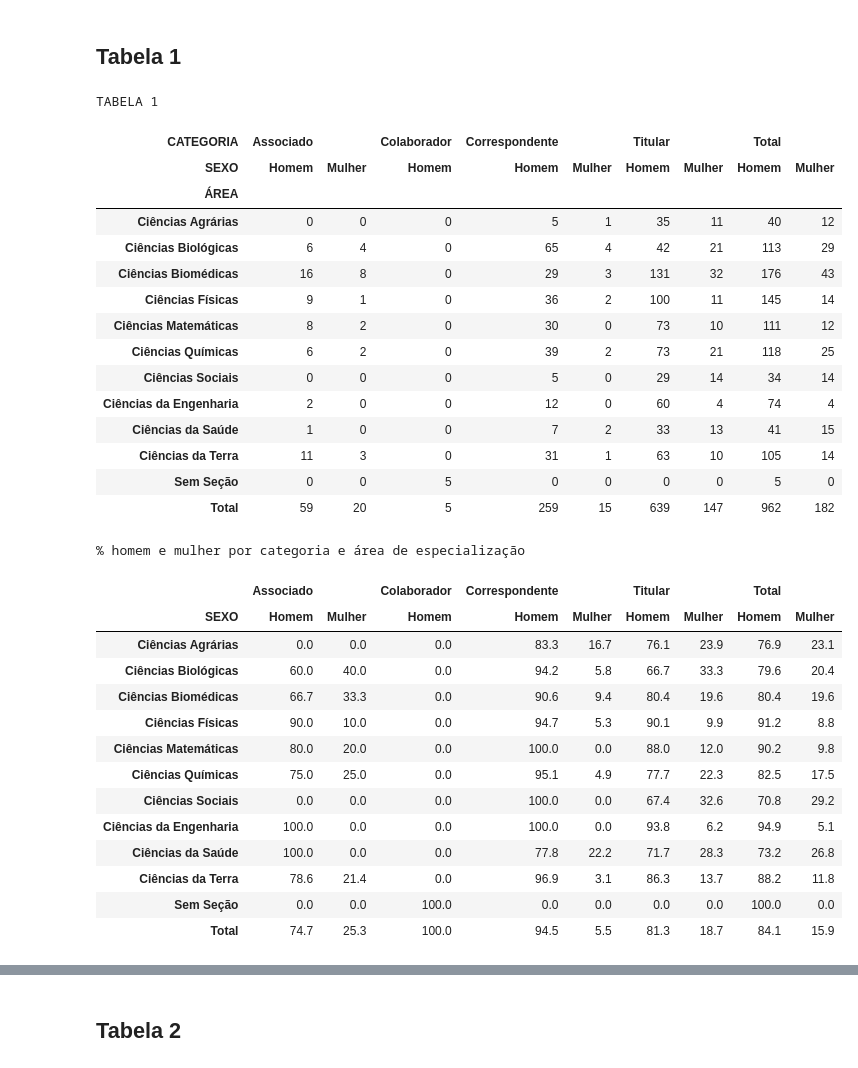
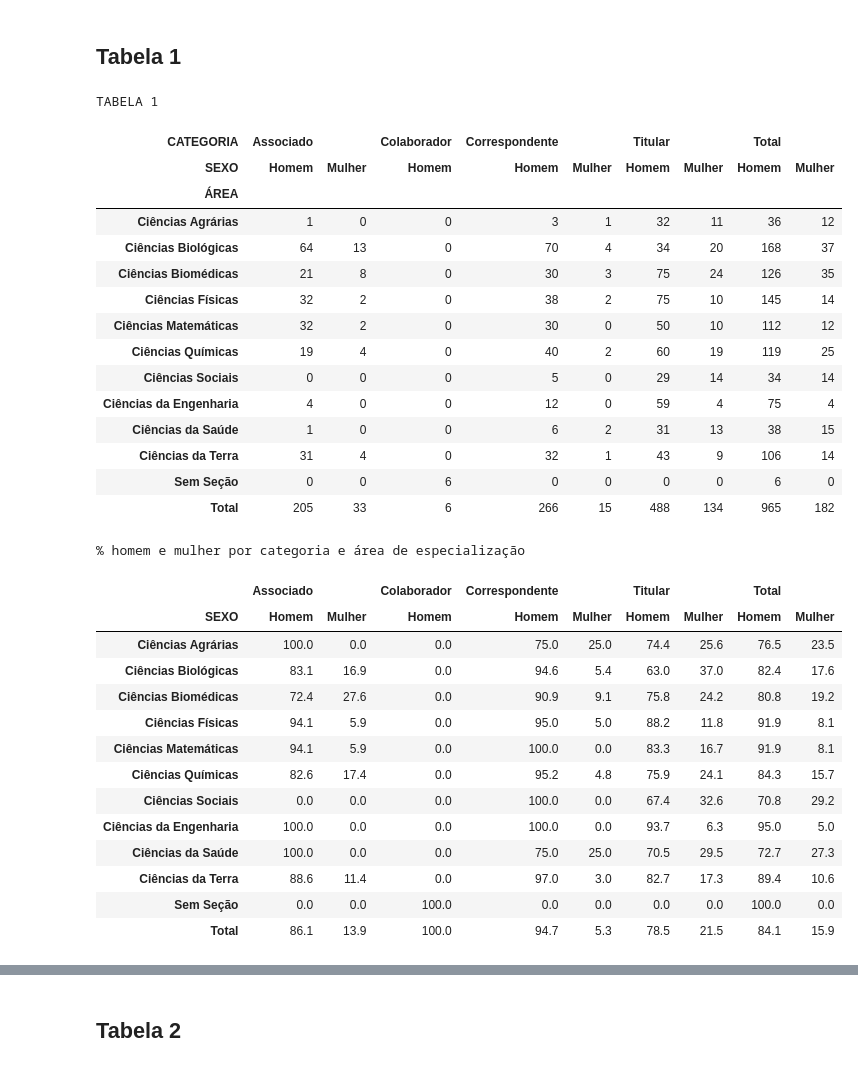
Before and after one commit to brunoramosdev/JavaScript, a Jupyter notebook: abc.ipynb, the cells around one changed output, grey strips where cells are left out. Drawn from its saved outputs; the diff is of its cells as text; code cells hidden in the pictures.

```diff
--- a/abc.ipynb
+++ b/abc.ipynb
@@ -5,4 +5,4 @@
 # %%
 import pandas as pd
 import numpy as np
-df_ = pd.read_csv('/content/Relação de Membros ABC 2025 Final.csv', sep=';')
+df_ = pd.read_csv('/content/Relação de Membros ABC 2025 V2.csv', sep=';')
@@ -10,5 +26,11 @@ df_ = pd.read_csv('/content/Relação de Membros ABC 2025 Final.csv', sep=';')
 df_ = df_.rename(columns={
     "SEXO (1-MASC ; 0-FEM)": "SEXO"
 })
+# %%
+df_ = df_.rename(columns={
+    "FALECIDO (1-SIM; 0-NÃO)": "FALECIDO"
+})
+# %%
+df_["FALECIDO"] = df_["FALECIDO"].map({1: "Sim", 0: "Não"})
 # %%
 df_["SEXO"] = df_["SEXO"].map({1: "Homem", 0: "Mulher"})
@@ -40,0 +85,2 @@ df_.loc[:, 'IDADE_INGRESSO'] = ((df_['DATA DE POSSE'] - df_['DATA DE NASCIMENTO'
+# %%
+df_sem_duplicados = df_.drop_duplicates(subset=['NOME'])
@@ -41,7 +103,7 @@ df_.loc[:, 'IDADE_INGRESSO'] = ((df_['DATA DE POSSE'] - df_['DATA DE NASCIMENTO'
 # %% [markdown]
 ## Tabela 1
 # %%
-pivot_df = df_.pivot_table(index='ÁREA',
+pivot_df = df_sem_duplicados.pivot_table(index='ÁREA',
                           columns=['CATEGORIA', 'SEXO'],
                           aggfunc='size',
                           fill_value=0)
@@ -61,61 +123,61 @@ TABELA 1
 | CATEGORIA | Associado |  | Colaborador | Correspondente |  | Titular |  | Total |  |
 | SEXO | Homem | Mulher | Homem | Homem | Mulher | Homem | Mulher | Homem | Mulher |
 | ÁREA |  |  |  |  |  |  |  |  |  |
-| Ciências Agrárias | 0 | 0 | 0 | 5 | 1 | 35 | 11 | 40 | 12 |
-| Ciências Biológicas | 6 | 4 | 0 | 65 | 4 | 42 | 21 | 113 | 29 |
-| Ciências Biomédicas | 16 | 8 | 0 | 29 | 3 | 131 | 32 | 176 | 43 |
-| Ciências Físicas | 9 | 1 | 0 | 36 | 2 | 100 | 11 | 145 | 14 |
-| Ciências Matemáticas | 8 | 2 | 0 | 30 | 0 | 73 | 10 | 111 | 12 |
-| Ciências Químicas | 6 | 2 | 0 | 39 | 2 | 73 | 21 | 118 | 25 |
+| Ciências Agrárias | 1 | 0 | 0 | 3 | 1 | 32 | 11 | 36 | 12 |
+| Ciências Biológicas | 64 | 13 | 0 | 70 | 4 | 34 | 20 | 168 | 37 |
+| Ciências Biomédicas | 21 | 8 | 0 | 30 | 3 | 75 | 24 | 126 | 35 |
+| Ciências Físicas | 32 | 2 | 0 | 38 | 2 | 75 | 10 | 145 | 14 |
+| Ciências Matemáticas | 32 | 2 | 0 | 30 | 0 | 50 | 10 | 112 | 12 |
+| Ciências Químicas | 19 | 4 | 0 | 40 | 2 | 60 | 19 | 119 | 25 |
 | Ciências Sociais | 0 | 0 | 0 | 5 | 0 | 29 | 14 | 34 | 14 |
-| Ciências da Engenharia | 2 | 0 | 0 | 12 | 0 | 60 | 4 | 74 | 4 |
-| Ciências da Saúde | 1 | 0 | 0 | 7 | 2 | 33 | 13 | 41 | 15 |
-| Ciências da Terra | 11 | 3 | 0 | 31 | 1 | 63 | 10 | 105 | 14 |
-| Sem Seção | 0 | 0 | 5 | 0 | 0 | 0 | 0 | 5 | 0 |
-| Total | 59 | 20 | 5 | 259 | 15 | 639 | 147 | 962 | 182 |
+| Ciências da Engenharia | 4 | 0 | 0 | 12 | 0 | 59 | 4 | 75 | 4 |
+| Ciências da Saúde | 1 | 0 | 0 | 6 | 2 | 31 | 13 | 38 | 15 |
+| Ciências da Terra | 31 | 4 | 0 | 32 | 1 | 43 | 9 | 106 | 14 |
+| Sem Seção | 0 | 0 | 6 | 0 | 0 | 0 | 0 | 6 | 0 |
+| Total | 205 | 33 | 6 | 266 | 15 | 488 | 134 | 965 | 182 |
 # %%
-s = df_.groupby(['ÁREA', 'CATEGORIA'])['SEXO'].value_counts(normalize=True)
+s = df_sem_duplicados.groupby(['ÁREA', 'CATEGORIA'])['SEXO'].value_counts(normalize=True)
 s = s * 100
 main_df = s.unstack(level=['CATEGORIA', 'SEXO'])
 
 total_col = df_.groupby('ÁREA')['SEXO'].value_counts(normalize=True).mul(100)
 total_col_df = total_col.unstack(level='SEXO')
 total_col_df.columns = pd.MultiIndex.from_product([['Total'], total_col_df.columns])
 
-total_row = df_.groupby('CATEGORIA')['SEXO'].value_counts(normalize=True).mul(100)
+total_row = df_sem_duplicados.groupby('CATEGORIA')['SEXO'].value_counts(normalize=True).mul(100)
 
 total_row_df = total_row.to_frame().T
 
-grand_total = df_['SEXO'].value_counts(normalize=True).mul(100).to_frame().T
+grand_total = df_sem_duplicados['SEXO'].value_counts(normalize=True).mul(100).to_frame().T
 grand_total.columns = pd.MultiIndex.from_product([['Total'], grand_total.columns])
 
 final_total_row = pd.concat([total_row_df, grand_total], axis=1)
 final_total_row.index = ['Total'] # Nomeia a linha como "Total"
 
 final_df = pd.concat([main_df, total_col_df], axis=1)
 
 final_df = pd.concat([final_df, final_total_row])
 
-categorias = df_['CATEGORIA'].unique().tolist()
+categorias = df_sem_duplicados['CATEGORIA'].unique().tolist()
 
 final_df = final_df.reindex(columns=categorias + ['Total'], level=0)
 
 print("% homem e mulher por categoria e área de especialização")
 final_df.fillna(0).round(1)
 # %% [output]
 % homem e mulher por categoria e área de especialização
 |  | Associado |  | Colaborador | Correspondente |  | Titular |  | Total |  |
 | SEXO | Homem | Mulher | Homem | Homem | Mulher | Homem | Mulher | Homem | Mulher |
-| Ciências Agrárias | 0.0 | 0.0 | 0.0 | 83.3 | 16.7 | 76.1 | 23.9 | 76.9 | 23.1 |
-| Ciências Biológicas | 60.0 | 40.0 | 0.0 | 94.2 | 5.8 | 66.7 | 33.3 | 79.6 | 20.4 |
-| Ciências Biomédicas | 66.7 | 33.3 | 0.0 | 90.6 | 9.4 | 80.4 | 19.6 | 80.4 | 19.6 |
-| Ciências Físicas | 90.0 | 10.0 | 0.0 | 94.7 | 5.3 | 90.1 | 9.9 | 91.2 | 8.8 |
-| Ciências Matemáticas | 80.0 | 20.0 | 0.0 | 100.0 | 0.0 | 88.0 | 12.0 | 90.2 | 9.8 |
-| Ciências Químicas | 75.0 | 25.0 | 0.0 | 95.1 | 4.9 | 77.7 | 22.3 | 82.5 | 17.5 |
+| Ciências Agrárias | 100.0 | 0.0 | 0.0 | 75.0 | 25.0 | 74.4 | 25.6 | 76.5 | 23.5 |
+| Ciências Biológicas | 83.1 | 16.9 | 0.0 | 94.6 | 5.4 | 63.0 | 37.0 | 82.4 | 17.6 |
+| Ciências Biomédicas | 72.4 | 27.6 | 0.0 | 90.9 | 9.1 | 75.8 | 24.2 | 80.8 | 19.2 |
+| Ciências Físicas | 94.1 | 5.9 | 0.0 | 95.0 | 5.0 | 88.2 | 11.8 | 91.9 | 8.1 |
+| Ciências Matemáticas | 94.1 | 5.9 | 0.0 | 100.0 | 0.0 | 83.3 | 16.7 | 91.9 | 8.1 |
+| Ciências Químicas | 82.6 | 17.4 | 0.0 | 95.2 | 4.8 | 75.9 | 24.1 | 84.3 | 15.7 |
 | Ciências Sociais | 0.0 | 0.0 | 0.0 | 100.0 | 0.0 | 67.4 | 32.6 | 70.8 | 29.2 |
-| Ciências da Engenharia | 100.0 | 0.0 | 0.0 | 100.0 | 0.0 | 93.8 | 6.2 | 94.9 | 5.1 |
-| Ciências da Saúde | 100.0 | 0.0 | 0.0 | 77.8 | 22.2 | 71.7 | 28.3 | 73.2 | 26.8 |
-| Ciências da Terra | 78.6 | 21.4 | 0.0 | 96.9 | 3.1 | 86.3 | 13.7 | 88.2 | 11.8 |
+| Ciências da Engenharia | 100.0 | 0.0 | 0.0 | 100.0 | 0.0 | 93.7 | 6.3 | 95.0 | 5.0 |
+| Ciências da Saúde | 100.0 | 0.0 | 0.0 | 75.0 | 25.0 | 70.5 | 29.5 | 72.7 | 27.3 |
+| Ciências da Terra | 88.6 | 11.4 | 0.0 | 97.0 | 3.0 | 82.7 | 17.3 | 89.4 | 10.6 |
 | Sem Seção | 0.0 | 0.0 | 100.0 | 0.0 | 0.0 | 0.0 | 0.0 | 100.0 | 0.0 |
-| Total | 74.7 | 25.3 | 100.0 | 94.5 | 5.5 | 81.3 | 18.7 | 84.1 | 15.9 |
+| Total | 86.1 | 13.9 | 100.0 | 94.7 | 5.3 | 78.5 | 21.5 | 84.1 | 15.9 |
 # %%
```
Also changed, not shown: parts of 20 cells of this notebook.
